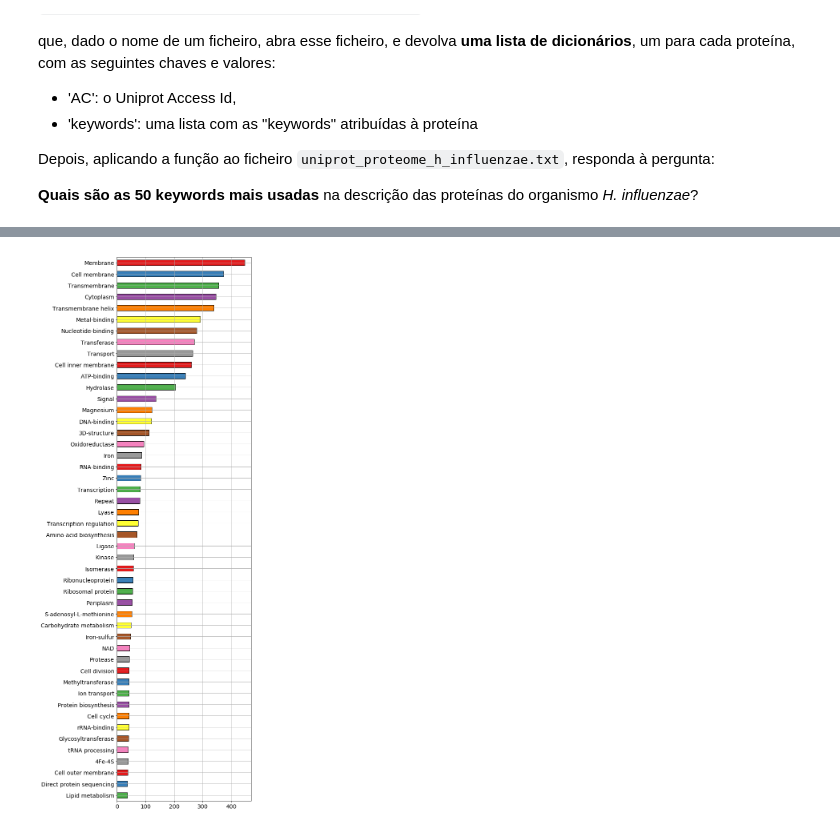
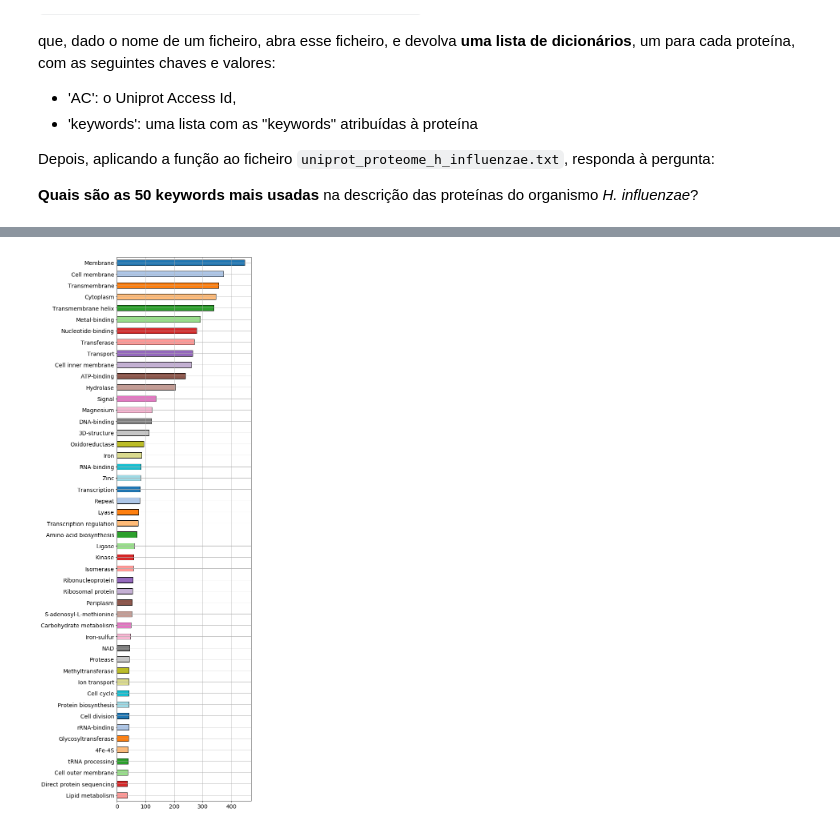
Before and after one commit to aeferreira/progclasses_exercises, a Jupyter notebook: exercises/exercises_solutions.ipynb, the cells around one changed output, grey strips where cells are left out. Drawn from its saved outputs; the diff is of its cells as text; code cells hidden in the pictures.

```diff
--- a/exercises/exercises_solutions.ipynb
+++ b/exercises/exercises_solutions.ipynb
@@ -701,14 +826,12 @@ dtype: int64
 # %%
-# obter um conjunto de cores customizado e contrastante
+# obter um conjunto de cores contrastante
 from matplotlib import cm
-cmap = cm.get_cmap('Set1')
-ncolors = 9
-colors = [cmap(i/ncolors) for i in range(ncolors)]
+colors = cm.get_cmap('tab20', 20).colors
 
 # rejeitar as duas primeiras kwds, que são "universais", não informativas
 
 ax = counts_kw[2:50].plot(kind='barh', figsize=(6,25), grid=True, fontsize=14,
                      color=colors, edgecolor='black')
 ax.invert_yaxis()
 # %% [output]
-[figure, old version]
+[figure, new version]
```
Also changed, not shown: parts of 67 cells of this notebook, 1 other file.
